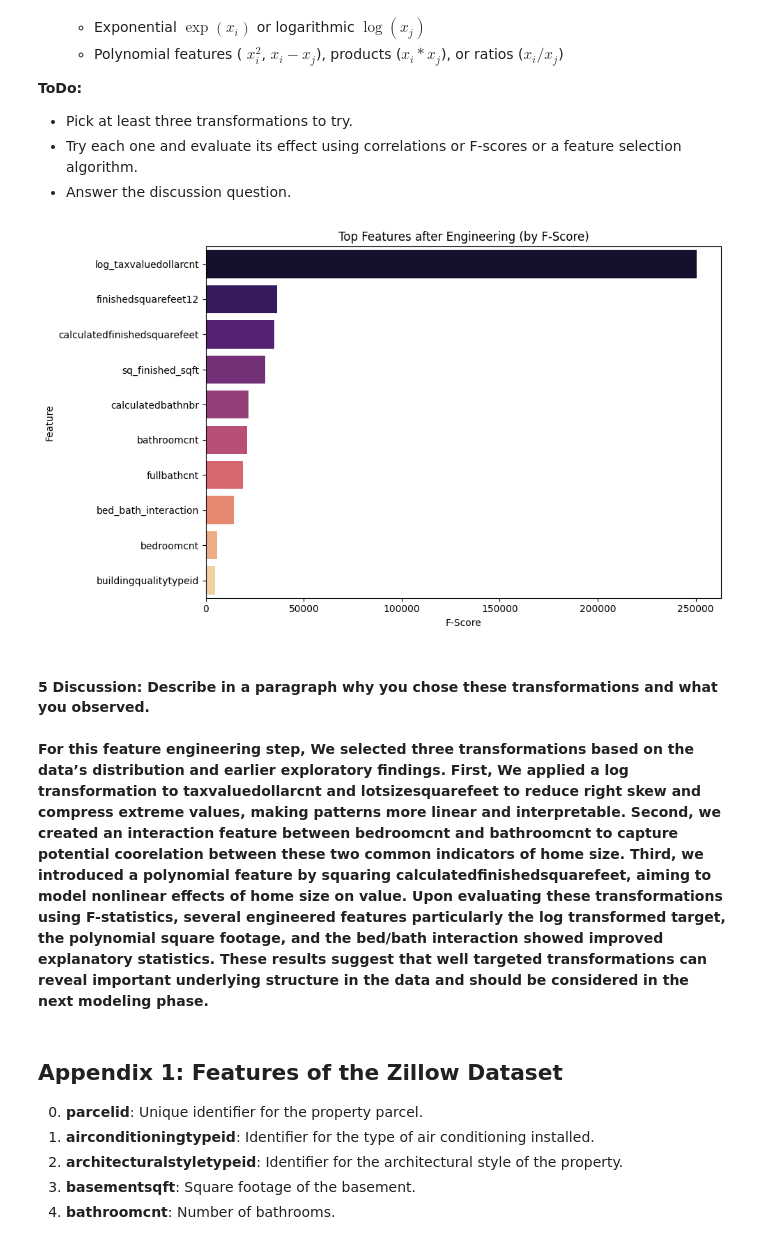
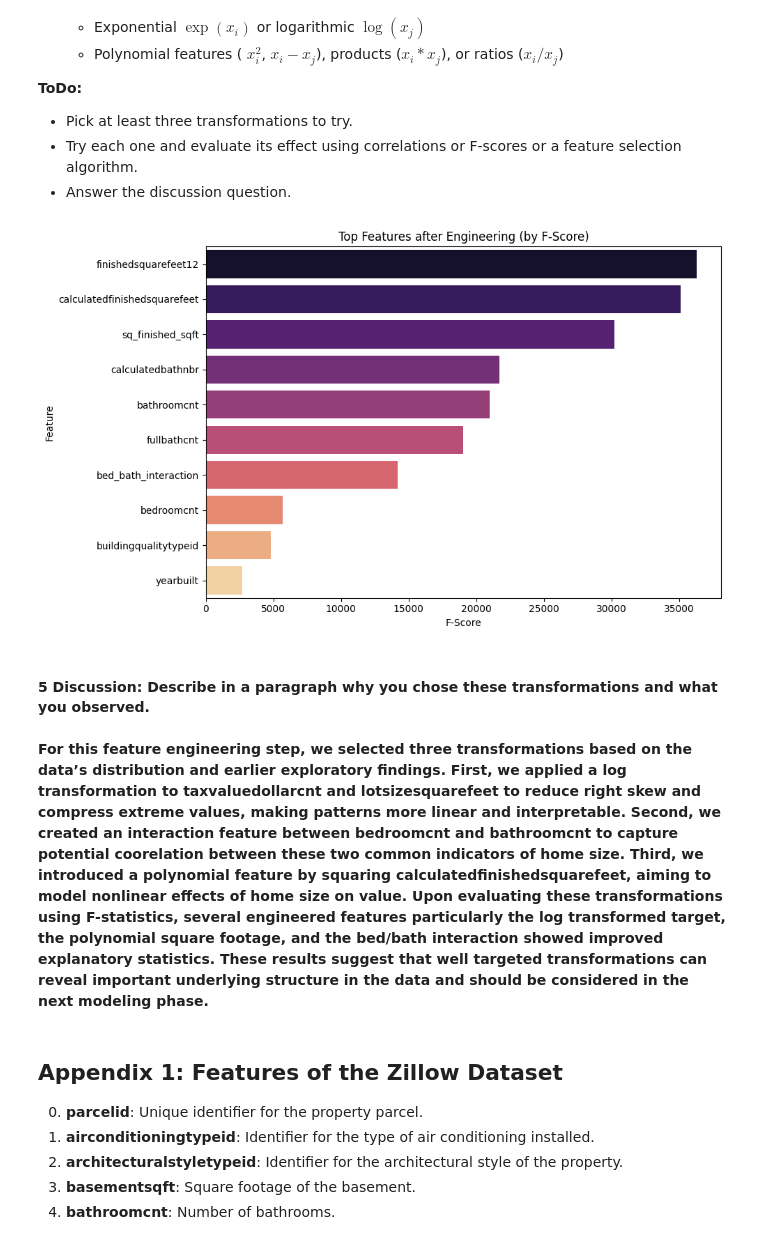
Before and after one commit to awelahi-bu/DX603-Milestone1, a Jupyter notebook: Milestone_01.ipynb, the cells around one changed output. Cells and saved outputs as stored; diff of their text form; code cells hidden in the pictures.

```diff
--- a/Milestone_01.ipynb
+++ b/Milestone_01.ipynb
@@ -442,28 +442,3 @@ df_cleaned_3a = drop_features(df)
 print("Dropped features. Remaining columns:", df_cleaned_3a.shape[1])
 # %% [output]
 Dropped features. Remaining columns: 42
-# %%
-# Step 1: See original column count
-print("Initial column count:", df.shape[1])
-print("Initial column names:")
-print(df.columns.tolist())
-
-# Step 2: Define columns you want to drop
-cols_to_drop = [
-    'parcelid', 'id', 'propertyzoningdesc', 'propertycountylandusecode',
-    'transactiondate', 'rawcensustractandblock', 'censustractandblock',
-    'assessmentyear', 'taxdelinquencyflag', 'taxdelinquencyyear'
-]
-
-# Step 3: Check which of those columns actually exist
-existing_to_drop = [col for col in cols_to_drop if col in df.columns]
-print(f"Columns that exist and will be dropped: {len(existing_to_drop)}")
-print(existing_to_drop)
-
-# Step 4: Drop them
-df_cleaned_3a = df.drop(columns=existing_to_drop)
-
-# Step 5: Check result
-print("Columns after drop:", df_cleaned_3a.shape[1])
-print("Final column names:")
-print(df_cleaned_3a.columns.tolist())
@@ -813,23 +796,24 @@ df_engineered = engineer_features(df_encoded)
 # %%
 X_fe = df_engineered.drop(columns='taxvaluedollarcnt')  # use new log target later
 y_fe = df_engineered['taxvaluedollarcnt']
+X_fe = df_engineered.drop(columns=['taxvaluedollarcnt', 'log_taxvaluedollarcnt'])
 
 # Evaluate F-statistic
 f_scores_fe, _ = f_regression(X_fe.fillna(0), y_fe)  # fillna for safety
 f_stat_df_fe = pd.DataFrame({'Feature': X_fe.columns, 'F-Score': f_scores_fe}).sort_values(by='F-Score', ascending=False)
 
 # Plot top 10
 plt.figure(figsize=(10, 6))
 sns.barplot(x='F-Score', y='Feature', data=f_stat_df_fe.head(10), hue='Feature',palette='magma', legend=False)
 plt.title('Top Features after Engineering (by F-Score)')
 plt.tight_layout()
 plt.show()
 # %% [output]
-[figure, old version]
+[figure, new version]
 # %% [markdown]
 #### **5 Discussion:** Describe in a paragraph why you chose these transformations and what you observed.
 # %% [markdown]
-**For this feature engineering step, We selected three transformations based on the data’s distribution and earlier exploratory findings. First, We applied a log transformation to taxvaluedollarcnt and lotsizesquarefeet to reduce right skew and compress extreme values, making patterns more linear and interpretable. Second, we created an interaction feature between bedroomcnt and bathroomcnt to capture potential coorelation between these two common indicators of home size. Third, we introduced a polynomial feature by squaring calculatedfinishedsquarefeet, aiming to model nonlinear effects of home size on value. Upon evaluating these transformations using F-statistics, several engineered features particularly the log transformed target, the polynomial square footage, and the bed/bath interaction showed improved explanatory statistics. These results suggest that well targeted transformations can reveal important underlying structure in the data and should be considered in the next modeling phase.**
+**For this feature engineering step, we selected three transformations based on the data’s distribution and earlier exploratory findings. First, we applied a log transformation to taxvaluedollarcnt and lotsizesquarefeet to reduce right skew and compress extreme values, making patterns more linear and interpretable. Second, we created an interaction feature between bedroomcnt and bathroomcnt to capture potential coorelation between these two common indicators of home size. Third, we introduced a polynomial feature by squaring calculatedfinishedsquarefeet, aiming to model nonlinear effects of home size on value. Upon evaluating these transformations using F-statistics, several engineered features particularly the log transformed target, the polynomial square footage, and the bed/bath interaction showed improved explanatory statistics. These results suggest that well targeted transformations can reveal important underlying structure in the data and should be considered in the next modeling phase.**
 # %% [markdown]
 ## **Appendix 1: Features of the Zillow Dataset**
 
```
Also changed, not shown: parts of 7 cells of this notebook.
